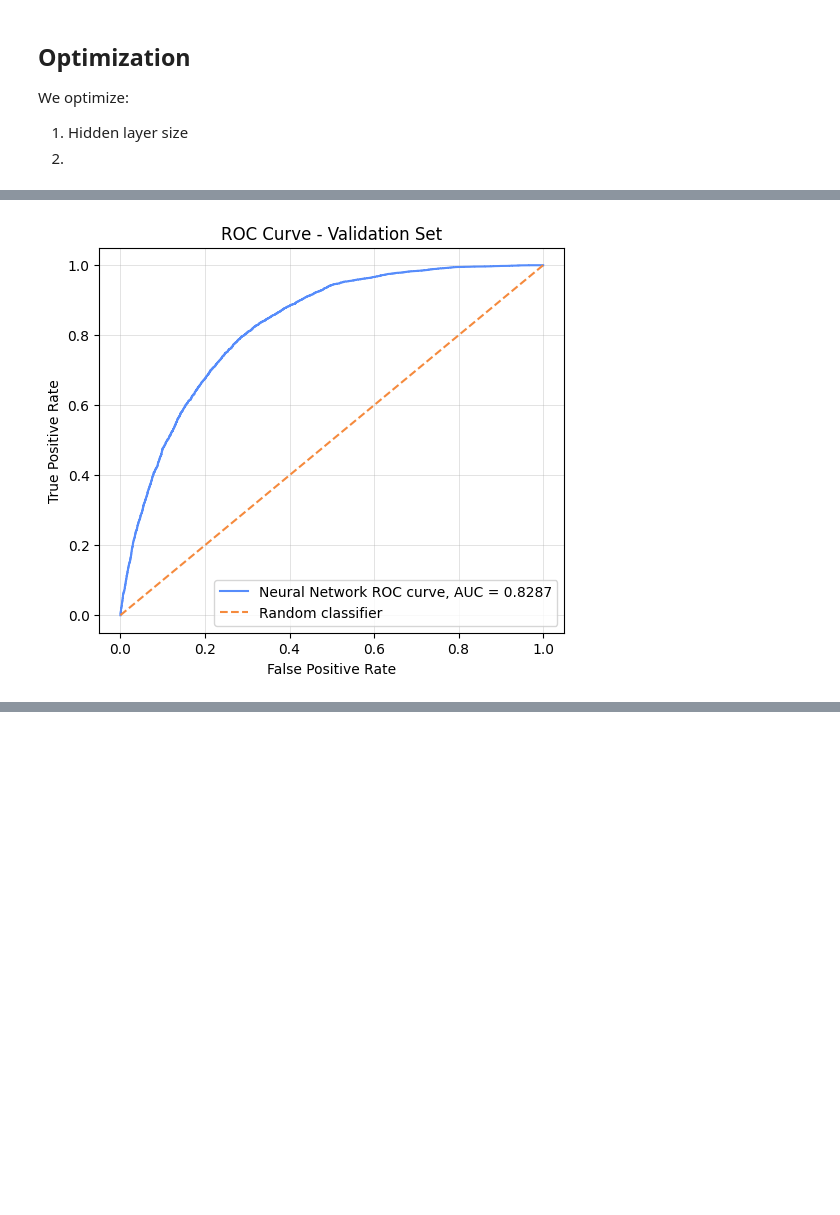
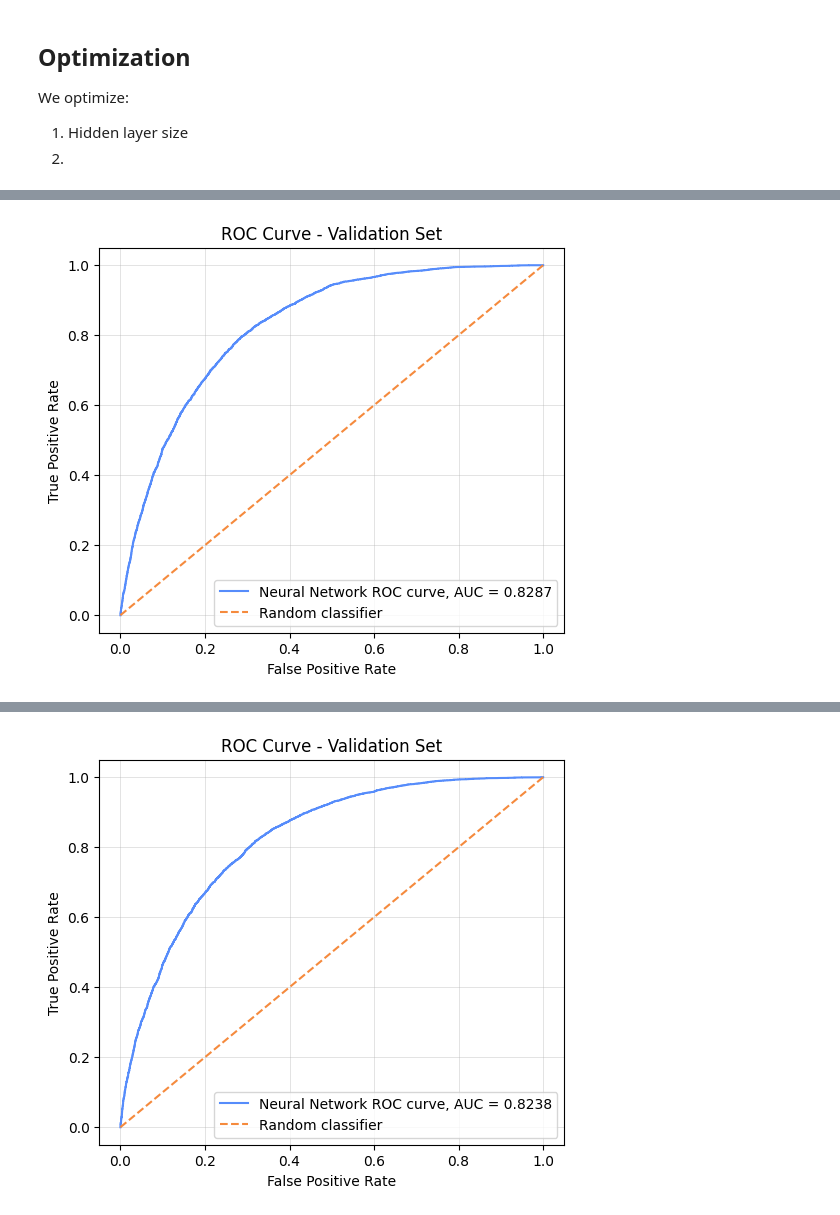
Before and after one commit to AlixB20/INFO-H410-Group16, a Jupyter notebook: NeuralNetwork.ipynb, the cells around one changed output, grey strips where cells are left out. Saved outputs shown, nothing was run; the diff lists cells and outputs as text; code cells hidden in the pictures; blank space fills up the shorter version.

```diff
--- a/NeuralNetwork.ipynb
+++ b/NeuralNetwork.ipynb
@@ -26,5 +41,11 @@ df["AgeMid"] = df["Age"].map(age_map)
 # %%
 def splitAndStandardize(df, seed):
+    """
+    Splits dataframe into training + validation datasets with an 8:2 split, and standardized the data. Also converts to numpy as it is faster for matrix multiplication.
+    :param df: Dataframe. Must essentially be the one we preprocessed beforehand.
+    :param seed: Random seed to use for the split.
+    :return: 4 numpy arrays: X_train, Y_train, X_val, Y_val.
+    """
     # Beginning by splitting the dataframe into two parts, using proportions 8:2 for training:validation
 
     np.random.seed(seed)
@@ -169,7 +211,7 @@ We optimize:
 def accuracy(y_true, y_pred):
     return np.mean(y_true == y_pred)
 
-def runNN(df, seed, hiddenLayerSize):
+def runNN(df, seed, hiddenLayerSize=30):
     X_train_np, Y_train_np, X_val_np, Y_val_np = splitAndStandardize(df,seed=seed)
 
     learning_rate=0.02
@@ -267,7 +309,7 @@ def runNN(df, seed, hiddenLayerSize):
             break
     return best_W1,best_W2
 # %%
-for hls in [10,15,20,25,30,35,40,45,50]:
+"""for hls in [10,15,20,25,30,35,40,45,50]:
     print("hls: ", hls)
-    runNN(df,42,hls)
+    runNN(df,42,hls)"""
 # %% [output]
@@ -290,0 +317,6 @@ Best validation accuracy: 0.7490628757337859
+# %%
+W1_best, W2_best = runNN(df,44,30)
+
+# speed for seed 42: 6s 162ms, acc: 0.7533771836763562
+# speed for seed 43: 4s 741ms, acc: 0.7558526062663554
+# speed for seed 44: 5s 176ms, acc: 0.7499823184100715
@@ -291,52 +330,53 @@ Best validation accuracy: 0.7490628757337859
 # %%
-W1_best, W2_best = runNN(df,42,30)
+for randseed in [42,137,514]:
+    W1_best, W2_best = runNN(df,randseed,30)
 
-X_train_np, Y_train_np, X_val_np, Y_val_np = splitAndStandardize(df,seed=42)
+    X_train_np, Y_train_np, X_val_np, Y_val_np = splitAndStandardize(df,seed=randseed)
 
-# adding intercept to our data
-X_train_np = addIntercept(X_train_np)
-X_val_np = addIntercept(X_val_np)
+    # adding intercept to our data
+    X_train_np = addIntercept(X_train_np)
+    X_val_np = addIntercept(X_val_np)
 
-from sklearn.metrics import roc_curve, auc
-import matplotlib.pyplot as plt
+    from sklearn.metrics import roc_curve, auc
+    import matplotlib.pyplot as plt
 
-# get predicted probs on validation set
-val_class, val_prob = predict(X_val_np, W1_best, W2_best)
+    # get predicted probs on validation set
+    val_class, val_prob = predict(X_val_np, W1_best, W2_best)
 
-# sklearn needs 1D arrays
-y_true = Y_val_np.ravel()
-y_score = val_prob.ravel()
+    # sklearn needs 1D arrays
+    y_true = Y_val_np.ravel()
+    y_score = val_prob.ravel()
 
-# compute ROC curve
-fpr, tpr, thresholds = roc_curve(y_true, y_score)
+    # compute ROC curve
+    fpr, tpr, thresholds = roc_curve(y_true, y_score)
 
-# Compute auc
-roc_auc = auc(fpr, tpr)
+    # Compute auc
+    roc_auc = auc(fpr, tpr)
 
-print("Validation AUC:", roc_auc)
+    print("Validation AUC:", roc_auc)
 
-# plot ROC curve
-plt.figure(figsize=(6, 5))
-plt.plot(fpr, tpr, label=f"Neural Network ROC curve, AUC = {roc_auc:.4f}")
-plt.plot([0, 1], [0, 1], linestyle="--", label="Random classifier")
+    # plot ROC curve
+    plt.figure(figsize=(6, 5))
+    plt.plot(fpr, tpr, label=f"Neural Network ROC curve, AUC = {roc_auc:.4f}")
+    plt.plot([0, 1], [0, 1], linestyle="--", label="Random classifier")
 
-plt.xlabel("False Positive Rate")
-plt.ylabel("True Positive Rate")
-plt.title("ROC Curve - Validation Set")
-plt.legend()
-plt.grid(True)
-plt.show()
+    plt.xlabel("False Positive Rate")
+    plt.ylabel("True Positive Rate")
+    plt.title("ROC Curve - Validation Set")
+    plt.legend()
+    plt.grid(True)
+    plt.show()
 
-# Youden's J statistic
-j_scores = tpr - fpr
-best_index = np.argmax(j_scores)
+    # Youden's J statistic
+    j_scores = tpr - fpr
+    best_index = np.argmax(j_scores)
 
-best_threshold = thresholds[best_index]
-best_tpr = tpr[best_index]
-best_fpr = fpr[best_index]
+    best_threshold = thresholds[best_index]
+    best_tpr = tpr[best_index]
+    best_fpr = fpr[best_index]
 
-print("Best threshold:", best_threshold)
-print("True positive rate:", best_tpr)
-print("False positive rate:", best_fpr)
-print("Specificity:", 1 - best_fpr)
+    print("Best threshold:", best_threshold)
+    print("True positive rate:", best_tpr)
+    print("False positive rate:", best_fpr)
+    print("Specificity:", 1 - best_fpr)
 # %% [output]
@@ -348,0 +404 @@ Specificity: 0.7144253595866499
+[figure, added]
```
Also changed, not shown: parts of 8 cells of this notebook.
